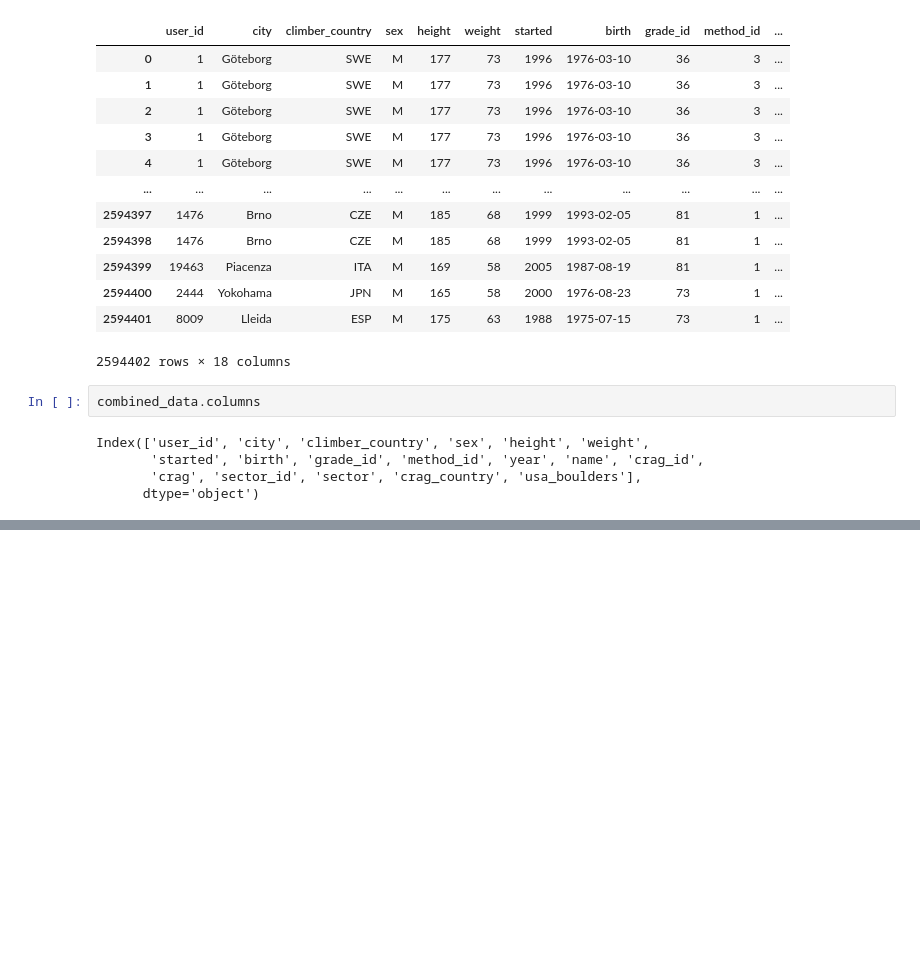
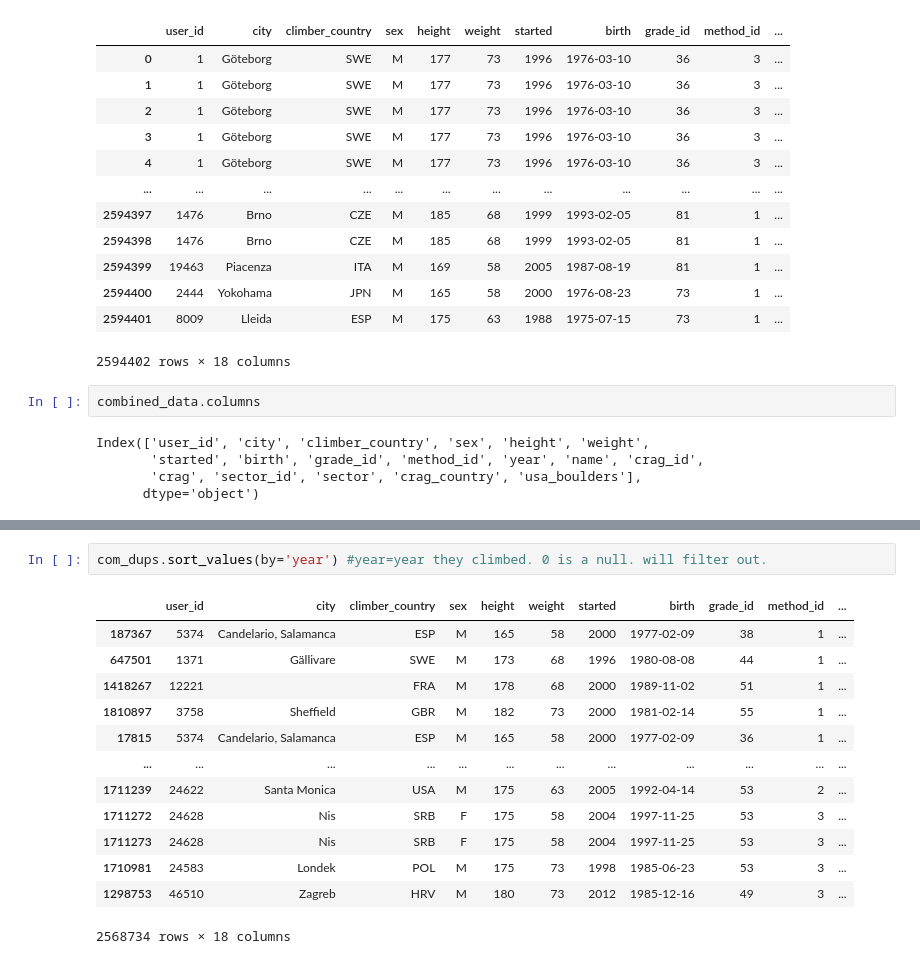
Before and after one commit to kchiev215/Passion_project, a Jupyter notebook: CleanData.ipynb, the cells around one changed output, grey strips where cells are left out. Cells and saved outputs as stored; diff of their text form; blank space fills up the shorter version.

```diff
--- a/CleanData.ipynb
+++ b/CleanData.ipynb
@@ -310,0 +340,16 @@ combined_data = combined_data.drop_duplicates()
+# %%
+com_dups.sort_values(by='year') #year=year they climbed. 0 is a null. will filter out.
+# %% [output]
+|  | user_id | city | climber_country | sex | height | weight | started | birth | grade_id | method_id | ... |
+| 187367 | 5374 | Candelario, Salamanca | ESP | M | 165 | 58 | 2000 | 1977-02-09 | 38 | 1 | ... |
+| 647501 | 1371 | Gällivare | SWE | M | 173 | 68 | 1996 | 1980-08-08 | 44 | 1 | ... |
+| 1418267 | 12221 |  | FRA | M | 178 | 68 | 2000 | 1989-11-02 | 51 | 1 | ... |
+| 1810897 | 3758 | Sheffield | GBR | M | 182 | 73 | 2000 | 1981-02-14 | 55 | 1 | ... |
+| 17815 | 5374 | Candelario, Salamanca | ESP | M | 165 | 58 | 2000 | 1977-02-09 | 36 | 1 | ... |
+| ... | ... | ... | ... | ... | ... | ... | ... | ... | ... | ... | ... |
+| 1711239 | 24622 | Santa Monica | USA | M | 175 | 63 | 2005 | 1992-04-14 | 53 | 2 | ... |
+| 1711272 | 24628 | Nis | SRB | F | 175 | 58 | 2004 | 1997-11-25 | 53 | 3 | ... |
+| 1711273 | 24628 | Nis | SRB | F | 175 | 58 | 2004 | 1997-11-25 | 53 | 3 | ... |
+| 1710981 | 24583 | Londek | POL | M | 175 | 73 | 1998 | 1985-06-23 | 53 | 3 | ... |
+| 1298753 | 46510 | Zagreb | HRV | M | 180 | 73 | 2012 | 1985-12-16 | 49 | 3 | ... |
+2568734 rows × 18 columns
```
Also changed, not shown: parts of 9 cells of this notebook.
